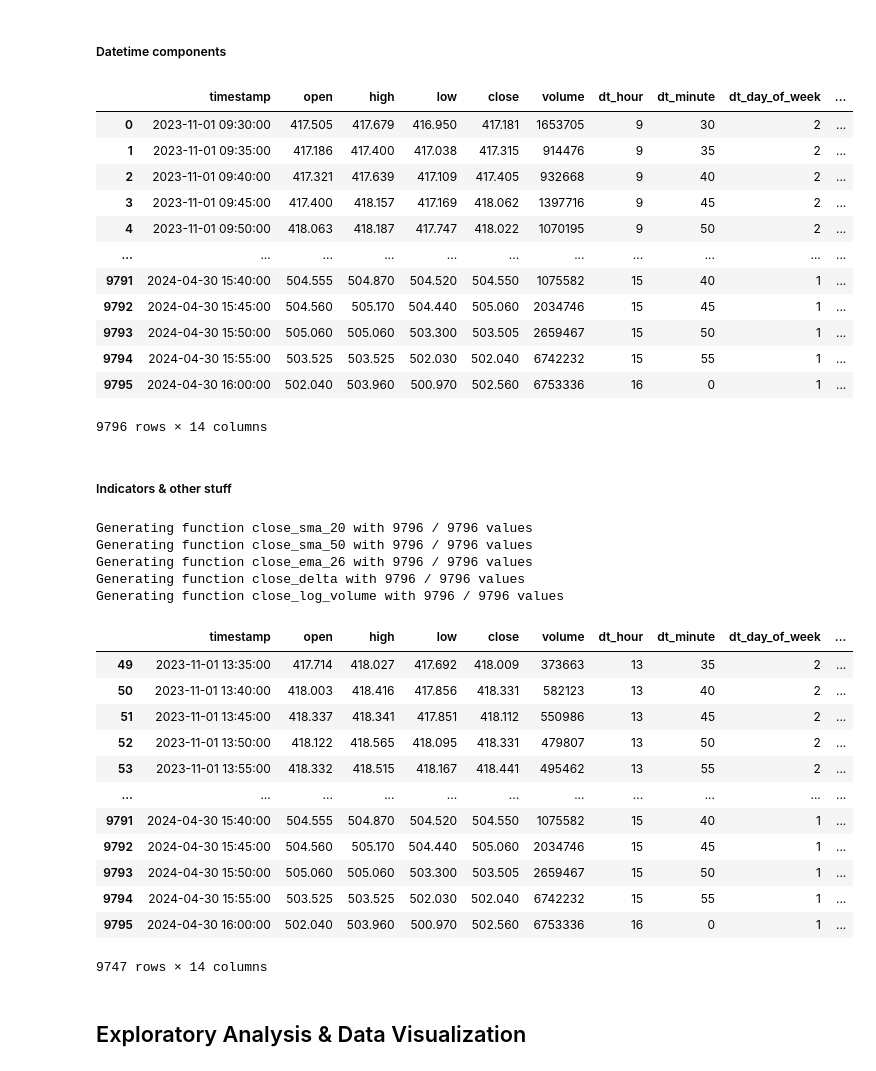
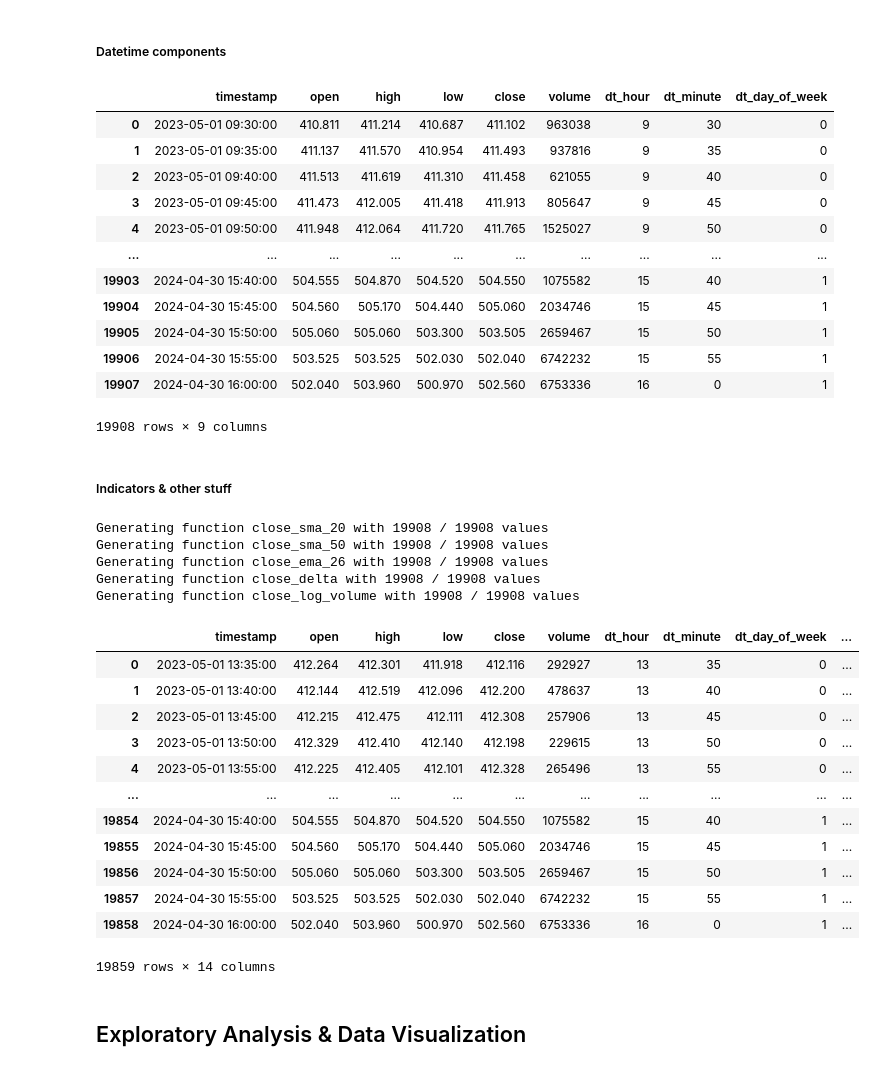
Before and after one commit to DavidQChuang/Final-CMSC320, a Jupyter notebook: project.ipynb, the cells around one changed output. Drawn from its saved outputs; the diff is of its cells as text; code cells hidden in the pictures.

```diff
--- a/project.ipynb
+++ b/project.ipynb
@@ -53,8 +53,8 @@ query_params = {
     "symbol": "SPY",
     "datatype": "csv",
     "function": "TIME_SERIES_INTRADAY",
-    # "months": ["2023-05", "2023-06", "2023-07", "2023-08", "2023-09", "2023-10", "2023-11", "2023-12", "2024-01","2024-02","2024-03","2024-04"],
-    "months": ["2023-11", "2023-12", "2024-01","2024-02","2024-03","2024-04"],
+    "months": ["2023-05", "2023-06", "2023-07", "2023-08", "2023-09", "2023-10", "2023-11", "2023-12", "2024-01","2024-02","2024-03","2024-04"],
+    # "months": ["2023-11", "2023-12", "2024-01","2024-02","2024-03","2024-04"],
     "interval": "5min",
     "outputsize": "full",
     "extended_hours": False,
@@ -182,8 +182,8 @@ The function `clean_dataframe` below cleans the dataframe as specified above.
 4. Finally, it resets the index to make sure that our rows are indexed properly in sequential order.
 # %%
 def clean_dataframe(df):
-    # Convert timestamps to np.datetime64
-    df.loc[:, 'timestamp'] = pd.to_datetime(df['timestamp'])
+    # Convert timestamps to datetime
+    df['timestamp'] = pd.to_datetime(df['timestamp'])
 
     # Sort by timestamp in ascending order
     df = df.sort_values(by="timestamp")
@@ -312,19 +312,19 @@ for col in datetime_columns:
 
 df
 # %% [output]
-|  | timestamp | open | high | low | close | volume | dt_hour | dt_minute | dt_day_of_week | ... |
-| 0 | 2023-11-01 09:30:00 | 417.505 | 417.679 | 416.950 | 417.181 | 1653705 | 9 | 30 | 2 | ... |
-| 1 | 2023-11-01 09:35:00 | 417.186 | 417.400 | 417.038 | 417.315 | 914476 | 9 | 35 | 2 | ... |
-| 2 | 2023-11-01 09:40:00 | 417.321 | 417.639 | 417.109 | 417.405 | 932668 | 9 | 40 | 2 | ... |
-| 3 | 2023-11-01 09:45:00 | 417.400 | 418.157 | 417.169 | 418.062 | 1397716 | 9 | 45 | 2 | ... |
-| 4 | 2023-11-01 09:50:00 | 418.063 | 418.187 | 417.747 | 418.022 | 1070195 | 9 | 50 | 2 | ... |
-| ... | ... | ... | ... | ... | ... | ... | ... | ... | ... | ... |
-| 9791 | 2024-04-30 15:40:00 | 504.555 | 504.870 | 504.520 | 504.550 | 1075582 | 15 | 40 | 1 | ... |
-| 9792 | 2024-04-30 15:45:00 | 504.560 | 505.170 | 504.440 | 505.060 | 2034746 | 15 | 45 | 1 | ... |
-| 9793 | 2024-04-30 15:50:00 | 505.060 | 505.060 | 503.300 | 503.505 | 2659467 | 15 | 50 | 1 | ... |
-| 9794 | 2024-04-30 15:55:00 | 503.525 | 503.525 | 502.030 | 502.040 | 6742232 | 15 | 55 | 1 | ... |
-| 9795 | 2024-04-30 16:00:00 | 502.040 | 503.960 | 500.970 | 502.560 | 6753336 | 16 | 0 | 1 | ... |
+|  | timestamp | open | high | low | close | volume | dt_hour | dt_minute | dt_day_of_week |
+| 0 | 2023-05-01 09:30:00 | 410.811 | 411.214 | 410.687 | 411.102 | 963038 | 9 | 30 | 0 |
+| 1 | 2023-05-01 09:35:00 | 411.137 | 411.570 | 410.954 | 411.493 | 937816 | 9 | 35 | 0 |
+| 2 | 2023-05-01 09:40:00 | 411.513 | 411.619 | 411.310 | 411.458 | 621055 | 9 | 40 | 0 |
+| 3 | 2023-05-01 09:45:00 | 411.473 | 412.005 | 411.418 | 411.913 | 805647 | 9 | 45 | 0 |
+| 4 | 2023-05-01 09:50:00 | 411.948 | 412.064 | 411.720 | 411.765 | 1525027 | 9 | 50 | 0 |
+| ... | ... | ... | ... | ... | ... | ... | ... | ... | ... |
+| 19903 | 2024-04-30 15:40:00 | 504.555 | 504.870 | 504.520 | 504.550 | 1075582 | 15 | 40 | 1 |
+| 19904 | 2024-04-30 15:45:00 | 504.560 | 505.170 | 504.440 | 505.060 | 2034746 | 15 | 45 | 1 |
+| 19905 | 2024-04-30 15:50:00 | 505.060 | 505.060 | 503.300 | 503.505 | 2659467 | 15 | 50 | 1 |
+| 19906 | 2024-04-30 15:55:00 | 503.525 | 503.525 | 502.030 | 502.040 | 6742232 | 15 | 55 | 1 |
+| 19907 | 2024-04-30 16:00:00 | 502.040 | 503.960 | 500.970 | 502.560 | 6753336 | 16 | 0 | 1 |
-9796 rows × 14 columns
+19908 rows × 9 columns
 # %% [markdown]
 ##### Indicators & other stuff
 # %%
@@ -363,51 +363,54 @@ for indicator in indicators:
     # Name is close_[function]_[period]
     fn_name = "close_" + indicator["function_name"]
 
     if 'period' in indicator:
         fn_name += "_" + str(indicator['period'])
         period = indicator['period']
     else:
         period = 1
 
     # Pass close values and period into function
     partial_series, first_index = fn(df['close'], period)
 
     # Get cutoff for rows
     first_index_max = max(first_index, first_index_max)
 
     print("Generating function", fn_name, "with", len(partial_series), "/", len(df), "values")
 
     # Fill in values so it's the same length as the dataframe
     if len(partial_series) != len(df):
         series = [None]*first_index + list(partial_series)
     else:
         series = partial_series
 
     # Assign
-    df[fn_name] = series
+    new_df[fn_name] = series
 
 # Cut off NaN rows
 new_df = new_df.iloc[first_index_max:, :]
+new_df.rename(columns={"close_log_volume": "log_volume"}, inplace=True)
+new_df.reset_index(drop=True, inplace=True)
+
 new_df
 # %% [output]
-Generating function close_sma_20 with 9796 / 9796 values
-Generating function close_sma_50 with 9796 / 9796 values
-Generating function close_ema_26 with 9796 / 9796 values
-Generating function close_delta with 9796 / 9796 values
-Generating function close_log_volume with 9796 / 9796 values
+Generating function close_sma_20 with 19908 / 19908 values
+Generating function close_sma_50 with 19908 / 19908 values
+Generating function close_ema_26 with 19908 / 19908 values
+Generating function close_delta with 19908 / 19908 values
+Generating function close_log_volume with 19908 / 19908 values
 |  | timestamp | open | high | low | close | volume | dt_hour | dt_minute | dt_day_of_week | ... |
-| 49 | 2023-11-01 13:35:00 | 417.714 | 418.027 | 417.692 | 418.009 | 373663 | 13 | 35 | 2 | ... |
-| 50 | 2023-11-01 13:40:00 | 418.003 | 418.416 | 417.856 | 418.331 | 582123 | 13 | 40 | 2 | ... |
-| 51 | 2023-11-01 13:45:00 | 418.337 | 418.341 | 417.851 | 418.112 | 550986 | 13 | 45 | 2 | ... |
-| 52 | 2023-11-01 13:50:00 | 418.122 | 418.565 | 418.095 | 418.331 | 479807 | 13 | 50 | 2 | ... |
-| 53 | 2023-11-01 13:55:00 | 418.332 | 418.515 | 418.167 | 418.441 | 495462 | 13 | 55 | 2 | ... |
+| 0 | 2023-05-01 13:35:00 | 412.264 | 412.301 | 411.918 | 412.116 | 292927 | 13 | 35 | 0 | ... |
+| 1 | 2023-05-01 13:40:00 | 412.144 | 412.519 | 412.096 | 412.200 | 478637 | 13 | 40 | 0 | ... |
+| 2 | 2023-05-01 13:45:00 | 412.215 | 412.475 | 412.111 | 412.308 | 257906 | 13 | 45 | 0 | ... |
+| 3 | 2023-05-01 13:50:00 | 412.329 | 412.410 | 412.140 | 412.198 | 229615 | 13 | 50 | 0 | ... |
+| 4 | 2023-05-01 13:55:00 | 412.225 | 412.405 | 412.101 | 412.328 | 265496 | 13 | 55 | 0 | ... |
 | ... | ... | ... | ... | ... | ... | ... | ... | ... | ... | ... |
-| 9791 | 2024-04-30 15:40:00 | 504.555 | 504.870 | 504.520 | 504.550 | 1075582 | 15 | 40 | 1 | ... |
-| 9792 | 2024-04-30 15:45:00 | 504.560 | 505.170 | 504.440 | 505.060 | 2034746 | 15 | 45 | 1 | ... |
-| 9793 | 2024-04-30 15:50:00 | 505.060 | 505.060 | 503.300 | 503.505 | 2659467 | 15 | 50 | 1 | ... |
-| 9794 | 2024-04-30 15:55:00 | 503.525 | 503.525 | 502.030 | 502.040 | 6742232 | 15 | 55 | 1 | ... |
-| 9795 | 2024-04-30 16:00:00 | 502.040 | 503.960 | 500.970 | 502.560 | 6753336 | 16 | 0 | 1 | ... |
+| 19854 | 2024-04-30 15:40:00 | 504.555 | 504.870 | 504.520 | 504.550 | 1075582 | 15 | 40 | 1 | ... |
+| 19855 | 2024-04-30 15:45:00 | 504.560 | 505.170 | 504.440 | 505.060 | 2034746 | 15 | 45 | 1 | ... |
+| 19856 | 2024-04-30 15:50:00 | 505.060 | 505.060 | 503.300 | 503.505 | 2659467 | 15 | 50 | 1 | ... |
+| 19857 | 2024-04-30 15:55:00 | 503.525 | 503.525 | 502.030 | 502.040 | 6742232 | 15 | 55 | 1 | ... |
+| 19858 | 2024-04-30 16:00:00 | 502.040 | 503.960 | 500.970 | 502.560 | 6753336 | 16 | 0 | 1 | ... |
-9747 rows × 14 columns
+19859 rows × 14 columns
 # %% [markdown]
 ## Exploratory Analysis & Data Visualization
 # %% [markdown]
```
Also changed, not shown: parts of 24 cells of this notebook, 13 other files.
